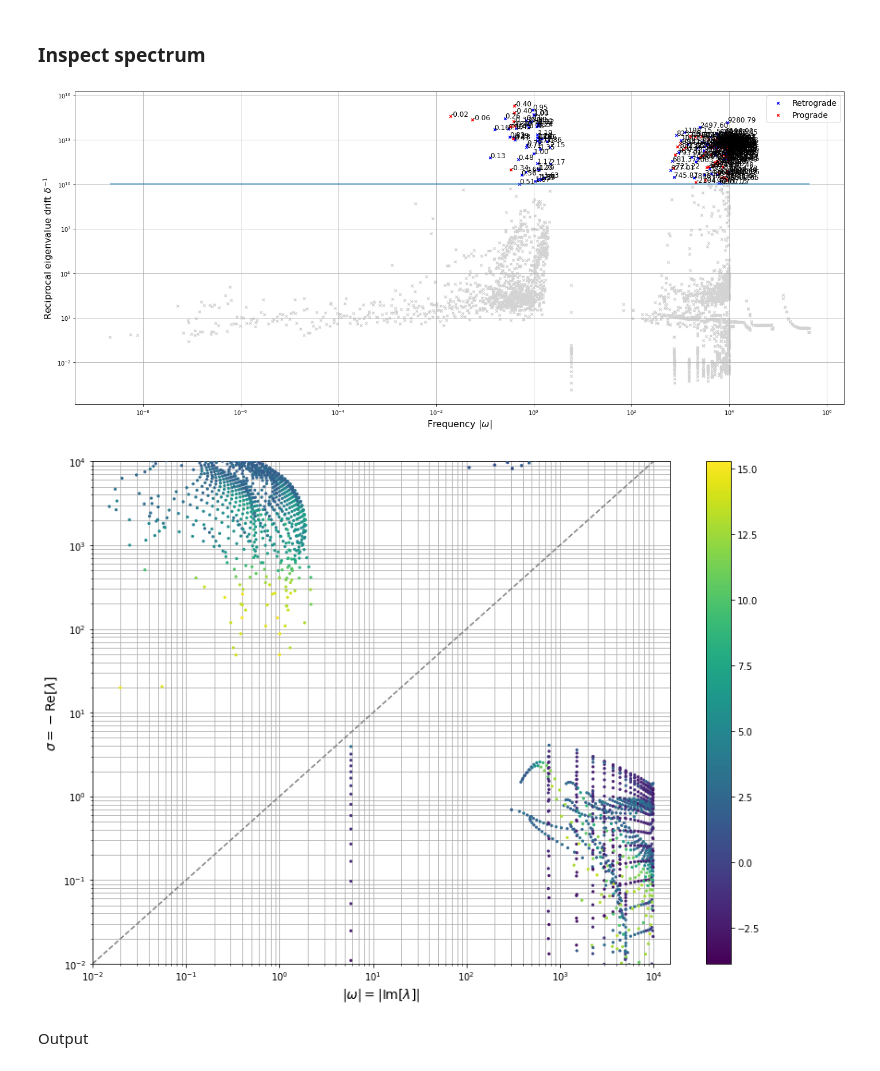
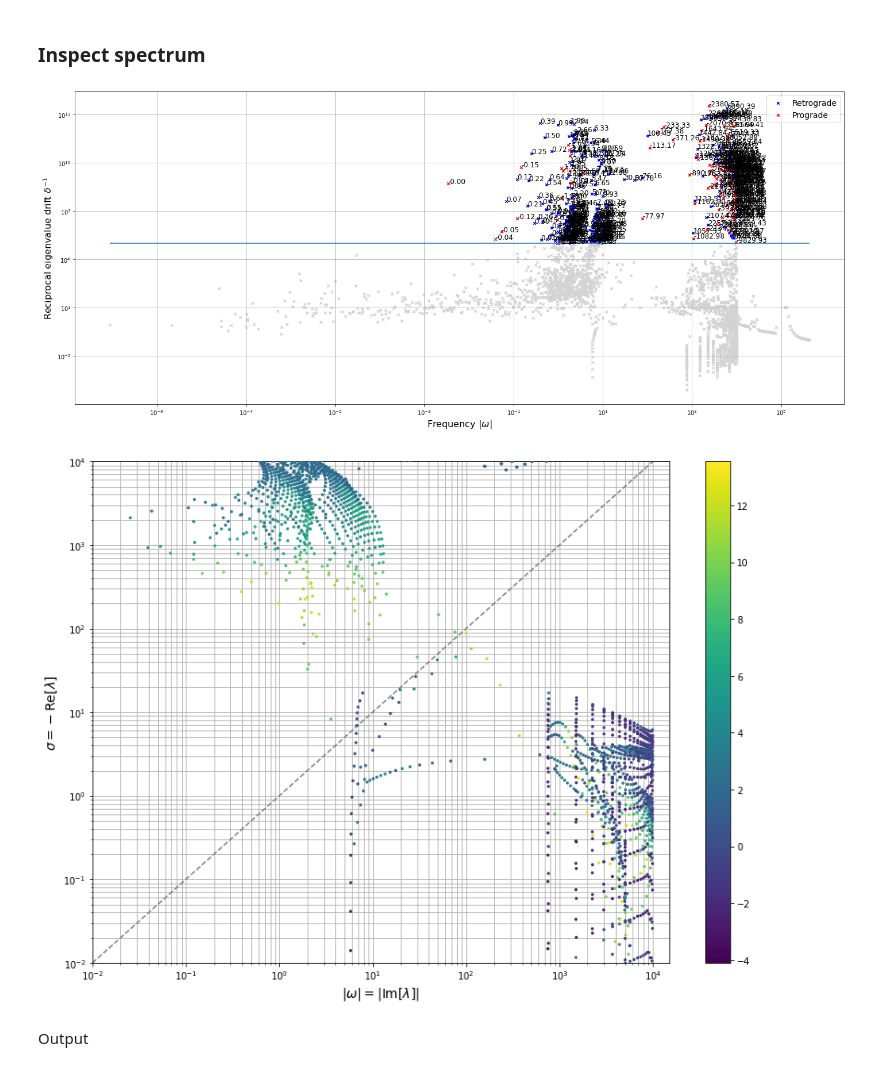
Before and after one commit to GentleMin/MCmodes, a Jupyter notebook: Eigen_Reproduce.ipynb, the cells around one changed output. Drawn from its saved outputs; the diff is of its cells as text; code cells hidden in the pictures.

```diff
--- a/Eigen_Reproduce.ipynb
+++ b/Eigen_Reproduce.ipynb
@@ -73,7 +73,7 @@ for i_res, res in enumerate(resolutions):
     spectra_DP.append(w)
 
     print(f"QP system: {op_qp[0].shape[0]}x{op_qp[0].shape[1]}")
-    with utils.Timer("Solve DP eigensystem"):
+    with utils.Timer("Solve QP eigensystem"):
         w = utils.full_spectrum(op_qp[0], op_qp[1])
     spectra_QP.append(w)
 # %% [output]
@@ -103,44 +103,44 @@ for i_w, w in enumerate(spectra):
 # %% [markdown]
 ### Inspect spectrum
 # %%
-eig_base, eig_comp = spectra_DP[1], spectra_DP[0]
+eig_base, eig_comp = spectra[2], spectra[1]
 drift, nearest_idx = pgpy_utils.eigen_drift(eig_base, eig_comp)
 
 fig, ax = plt.subplots(figsize=(24, 10))
 
-threshold = 1e+10
+threshold = 1e+5
 reciproc = 1./drift
 idx = np.arange(drift.size)
 
 # ax.scatter(idx[reciproc > threshold], reciproc[reciproc > threshold], 20, color='b', marker='x')
 # ax.scatter(idx[reciproc <= threshold], reciproc[reciproc <= threshold], 20, color='k', marker='x')
 # for idx_tmp in idx[reciproc > threshold]:
 #     ax.annotate("{:.2f}".format(eig_vals[1][idx_tmp]), (idx_tmp, reciproc[idx_tmp]))
 # ax.hlines([threshold,], idx[0] - 1, idx[-1] + 1)
 # ax.set_xlim([idx[0] - 1, idx[-1] + 1])
 
 idx_pos = eig_base.imag >= 0
 idx_neg = eig_base.imag < 0
 
 ax.scatter(np.abs(eig_base[(reciproc > threshold) & idx_pos].imag), reciproc[(reciproc > threshold) & idx_pos], 20, color='b', marker='x', label="Retrograde")
 ax.scatter(np.abs(eig_base[(reciproc > threshold) & idx_neg].imag), reciproc[(reciproc > threshold) & idx_neg], 20, color='r', marker='x', label="Prograde")
 ax.scatter(np.abs(eig_base[reciproc <= threshold].imag), reciproc[reciproc <= threshold], 20, color='lightgray', marker='x')
 for idx_tmp in idx[reciproc > threshold]:
     ax.annotate("{:.2f}".format(eig_base[idx_tmp].imag), (np.abs(eig_base[idx_tmp].imag), reciproc[idx_tmp]), fontsize=12)
 ax.hlines([threshold,], np.abs(eig_base.imag).min(), np.abs(eig_base.imag).max())
 ax.legend(fontsize=14)
 
 ax.set_xscale('log')
 ax.set_yscale('log')
 # ax.set_xlim([np.abs(eig_base.imag).min(), np.abs(eig_base.imag).max()])
 # ax.set_xlim([10, np.abs(eig_base.imag).max()])
 ax.set_xlabel(r"Frequency $|\omega|$", fontsize=16)
 ax.set_ylabel(r"Reciprocal eigenvalue drift $\delta^{-1}$", fontsize=16)
 ax.grid(which="both")
 
 plt.show()
 # %% [output]
-[figure, old version]
+[figure, new version]
 # %%
 fig, ax = plt.subplots(nrows=1, ncols=1, figsize=(14, 10))
 
@@ -159,7 +159,7 @@ ax.grid(which="both")
 
 plt.show()
 # %% [output]
-[figure, old version]
+[figure, new version]
 # %% [markdown]
 Output
 # %%
```
Also changed, not shown: parts of 1 cell of this notebook.
